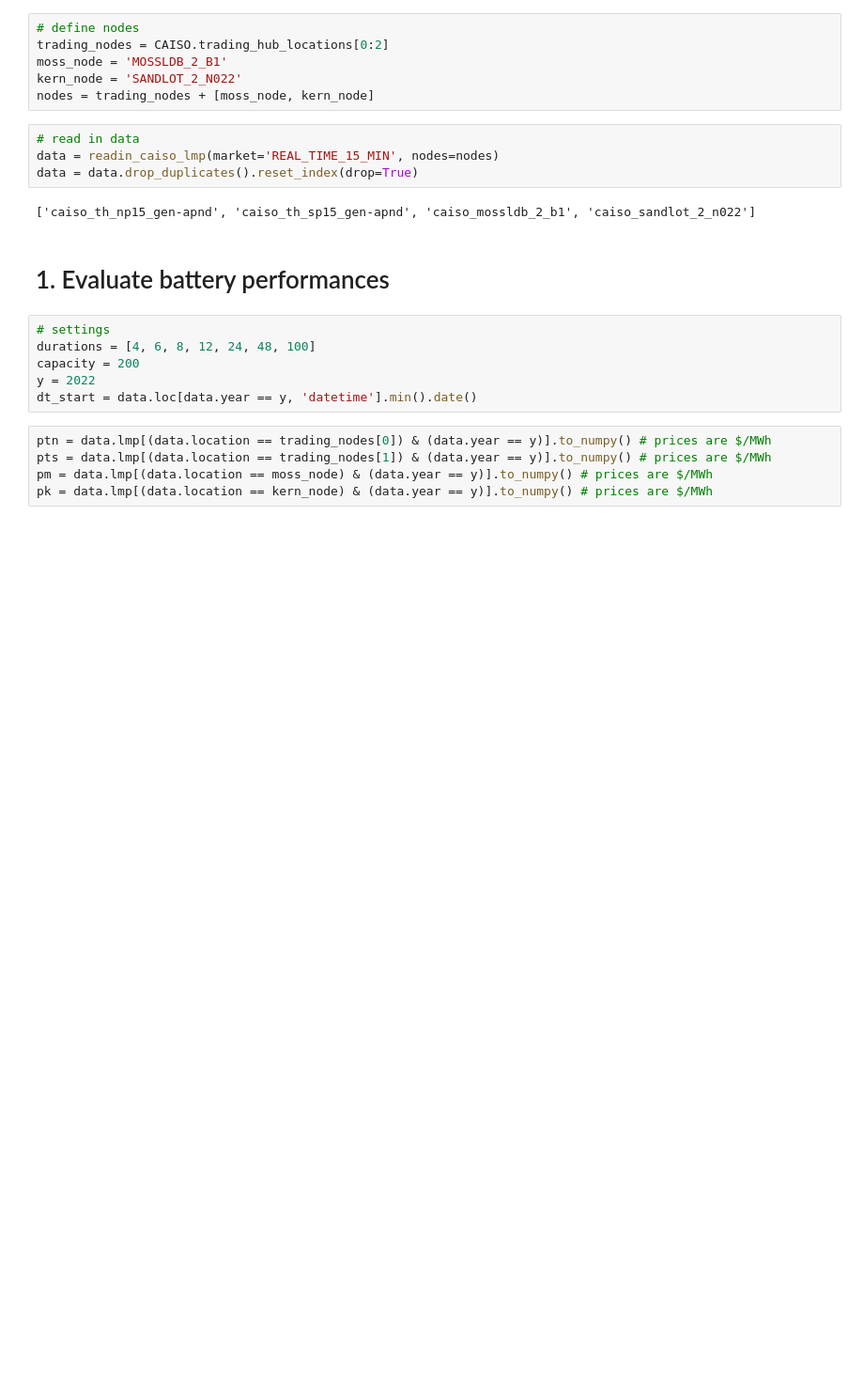
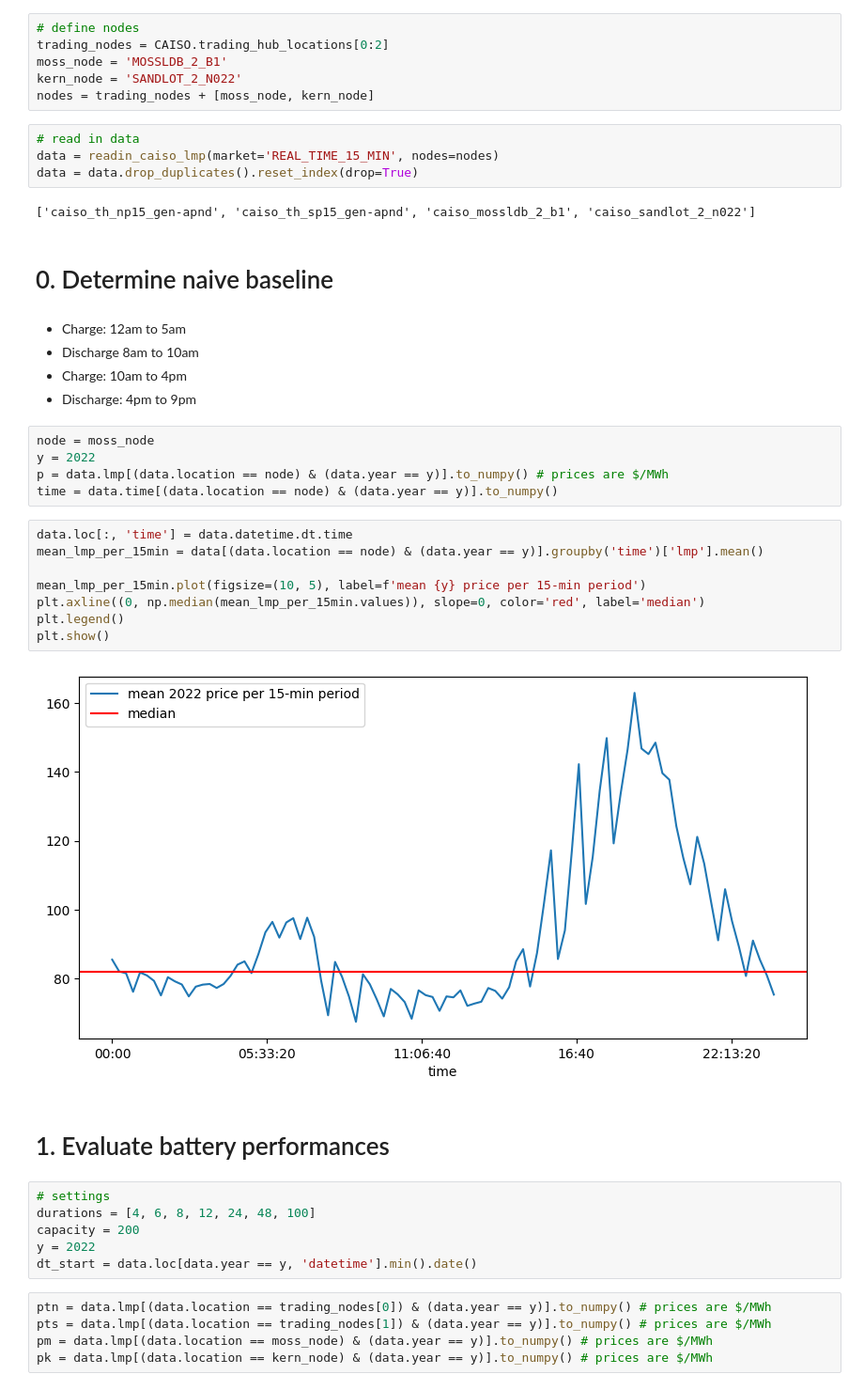
Before and after one commit to etrieschman/battery-charger, a Jupyter notebook: src/explore_data.ipynb, the cells around one changed output. Shown at 94% size. Drawn from its saved outputs; the diff is of its cells as text; blank space fills up the shorter version.

Commit message:
naive baseline

```diff
--- a/src/explore_data.ipynb
+++ b/src/explore_data.ipynb
@@ -30,6 +27,28 @@ data = readin_caiso_lmp(market='REAL_TIME_15_MIN', nodes=nodes)
 data = data.drop_duplicates().reset_index(drop=True)
 # %% [output]
 ['caiso_th_np15_gen-apnd', 'caiso_th_sp15_gen-apnd', 'caiso_mossldb_2_b1', 'caiso_sandlot_2_n022']
+# %% [markdown]
+# 0. Determine naive baseline
+# %% [markdown]
+* Charge: 12am to 5am
+* Discharge 8am to 10am
+* Charge: 10am to 4pm
+* Discharge: 4pm to 9pm
+# %%
+node = moss_node
+y = 2022
+p = data.lmp[(data.location == node) & (data.year == y)].to_numpy() # prices are $/MWh
+time = data.time[(data.location == node) & (data.year == y)].to_numpy()
+# %%
+data.loc[:, 'time'] = data.datetime.dt.time
+mean_lmp_per_15min = data[(data.location == node) & (data.year == y)].groupby('time')['lmp'].mean()
+
+mean_lmp_per_15min.plot(figsize=(10, 5), label=f'mean {y} price per 15-min period')
+plt.axline((0, np.median(mean_lmp_per_15min.values)), slope=0, color='red', label='median')
+plt.legend()
+plt.show()
+# %% [output]
+[figure, added]
 # %% [markdown]
 # 1. Evaluate battery performances
 # %%
```
Also changed, not shown: parts of 1 cell of this notebook, 3 other files.
